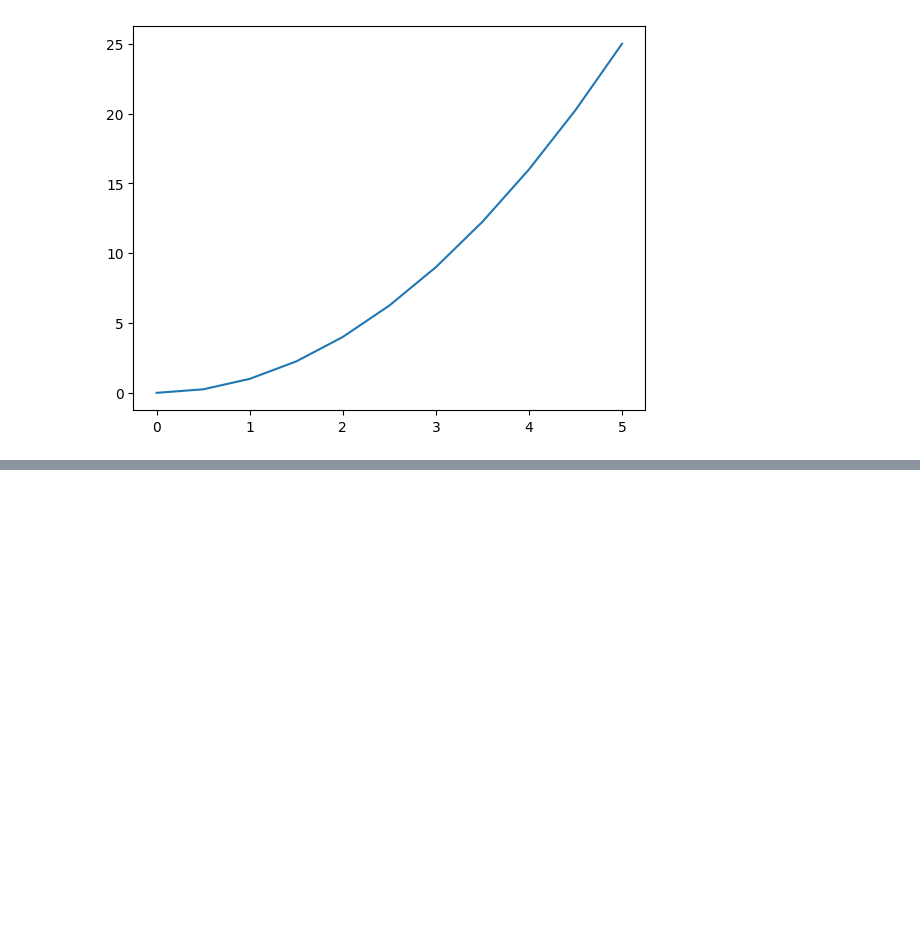
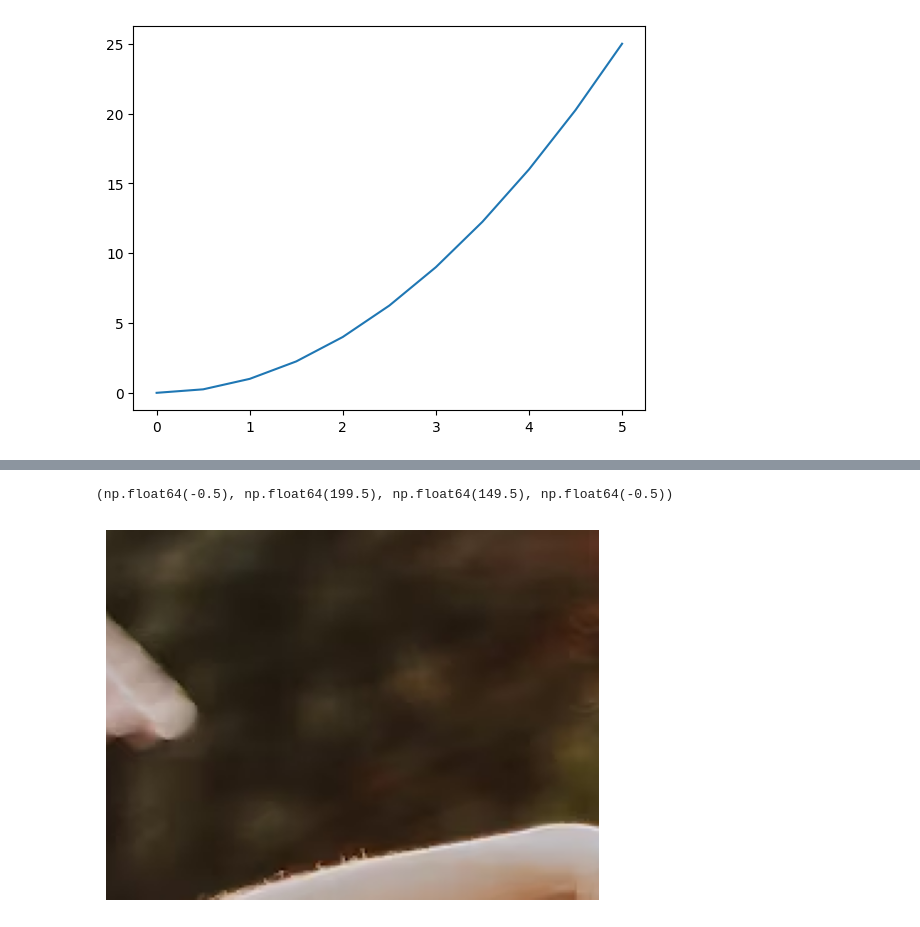
Before and after one commit to v0idheaven/Fundamentals-of-Machine-Learning, a Jupyter notebook: Data-Visualization/Matplotlib.ipynb, the cells around one changed output, grey strips where cells are left out. Saved outputs shown, nothing was run; the diff lists cells and outputs as text; code cells hidden in the pictures; blank space fills up the shorter version.

```diff
--- a/Data-Visualization/Matplotlib.ipynb
+++ b/Data-Visualization/Matplotlib.ipynb
@@ -89,0 +101,7 @@ plt.savefig("basicplot.png")
+# %%
+cropped_img = img[50:200, 100:300] # crop: rows 50-200, cols 100-300
+plt.imshow(cropped_img)
+plt.axis('off')
+# %% [output]
+(np.float64(-0.5), np.float64(199.5), np.float64(149.5), np.float64(-0.5))
+[figure, added]
```
Also changed, not shown: parts of 3 cells of this notebook, 1 other file.
